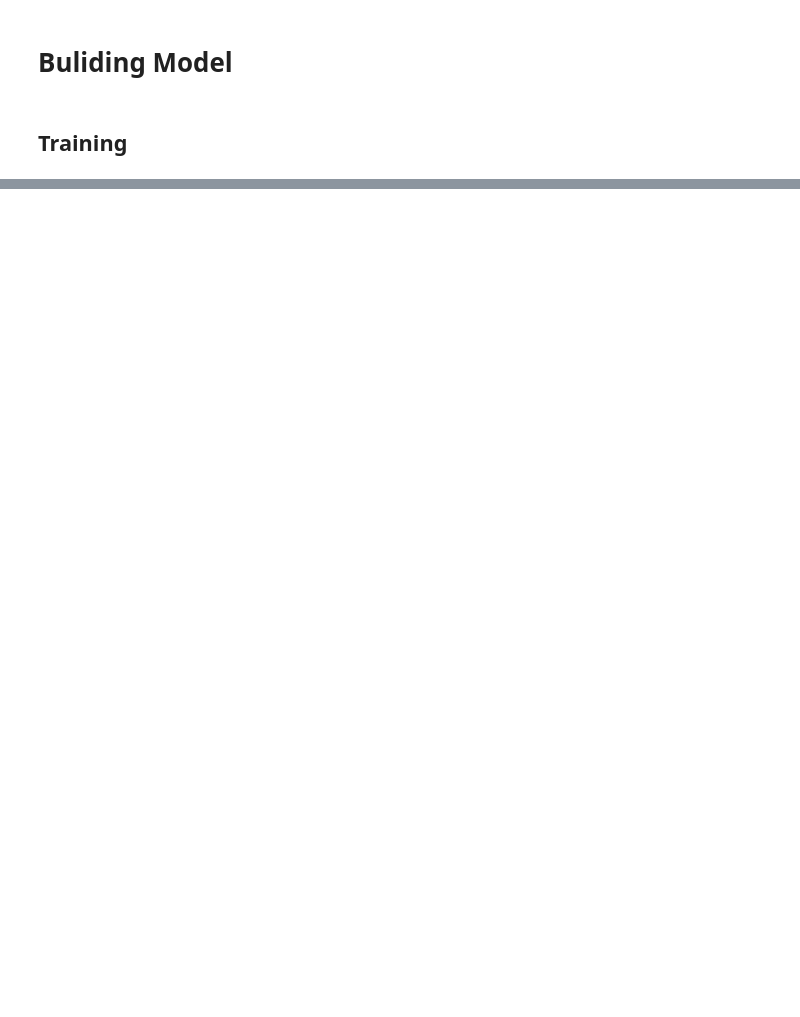
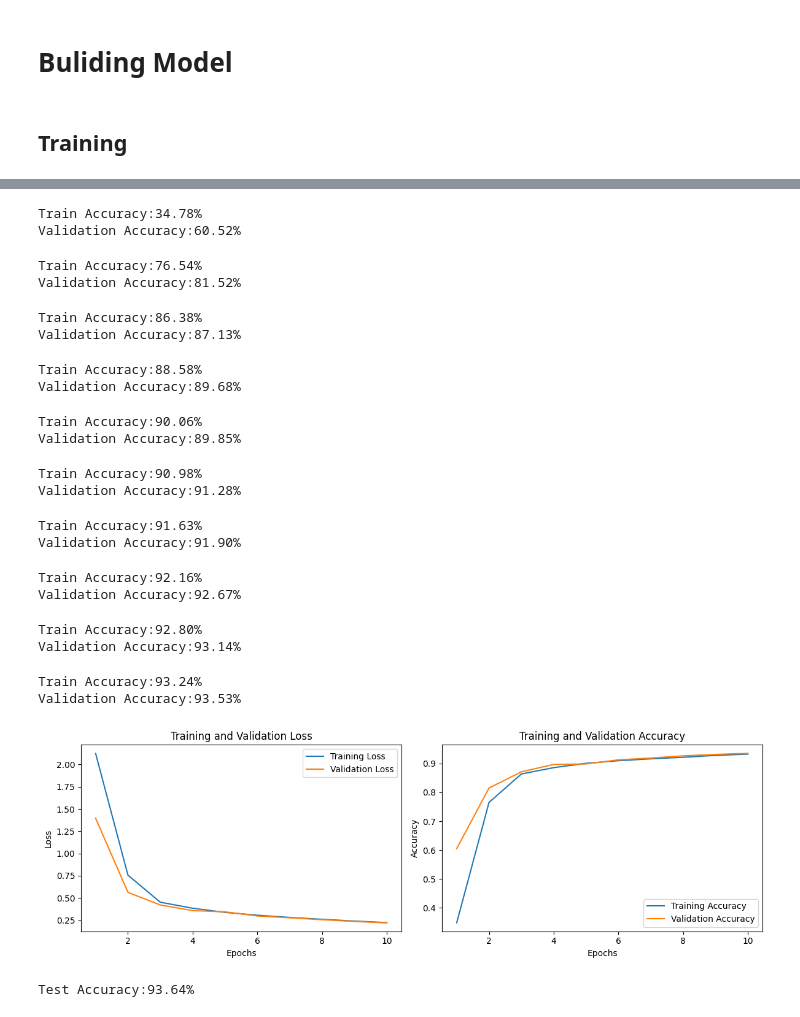
Before and after one commit to Asser146/ML-Assignments, a Jupyter notebook: Assignment2_NeuralNetworks/Assignment_2.ipynb, the cells around one changed output, grey strips where cells are left out. Saved outputs shown, nothing was run; the diff lists cells and outputs as text; code cells hidden in the pictures; blank space fills up the shorter version.

Commit message:
added plot,validation set,controlled hidden layer sizes

```diff
--- a/Assignment2_NeuralNetworks/Assignment_2.ipynb
+++ b/Assignment2_NeuralNetworks/Assignment_2.ipynb
@@ -55,2 +134,27 @@ class Model(nn.Module):
+# %%
+# Plotting Function
+def plot(train_losses, val_losses, train_accuracies, val_accuracies,epochs):
+  epochs_range = range(1, epochs + 1)
+  # Plotting Loss
+  plt.figure(figsize=(12, 4))
+  plt.subplot(1, 2, 1)
+  plt.plot(epochs_range, train_losses, label='Training Loss')
+  plt.plot(epochs_range, val_losses, label='Validation Loss')
+  plt.xlabel('Epochs')
+  plt.ylabel('Loss')
+  plt.legend()
+  plt.title('Training and Validation Loss')
+
+  # Plotting Accuracy
+  plt.subplot(1, 2, 2)
+  plt.plot(epochs_range, train_accuracies, label='Training Accuracy')
+  plt.plot(epochs_range, val_accuracies, label='Validation Accuracy')
+  plt.xlabel('Epochs')
+  plt.ylabel('Accuracy')
+  plt.legend()
+  plt.title('Training and Validation Accuracy')
+
+  plt.tight_layout()
+  plt.show()
 # %% [markdown]
 ## Training
@@ -107,0 +161,40 @@ Epoch 10/10, Loss: 0.18080969984486286, Accuracy: 94.74%
+# %%
+input_size = 28 * 28
+hidden_size = [128,128,128,64]
+output_size = 10
+learning_rate = 0.01
+epochs=10
+# Instantiate the model, loss function, and optimizer
+model = Model(input_size, hidden_size, output_size)
+criterion = nn.CrossEntropyLoss()
+optimizer = optim.SGD(model.parameters(), lr=learning_rate)
+
+train_losses, val_losses, train_accuracies, val_accuracies = train(model, criterion, optimizer,epochs)
+plot(train_losses, val_losses, train_accuracies, val_accuracies,epochs)
+# %% [output]
+Train Accuracy:34.78%
+Validation Accuracy:60.52%
+Train Accuracy:76.54%
+Validation Accuracy:81.52%
+Train Accuracy:86.38%
+Validation Accuracy:87.13%
+Train Accuracy:88.58%
+Validation Accuracy:89.68%
+Train Accuracy:90.06%
+Validation Accuracy:89.85%
+Train Accuracy:90.98%
+Validation Accuracy:91.28%
+Train Accuracy:91.63%
+Validation Accuracy:91.90%
+Train Accuracy:92.16%
+Validation Accuracy:92.67%
+Train Accuracy:92.80%
+Validation Accuracy:93.14%
+Train Accuracy:93.24%
+Validation Accuracy:93.53%
+[figure, added]
+# %%
+# Test the model
+test(model, criterion)
+# %% [output]
+Test Accuracy:93.64%
```
Also changed, not shown: parts of 6 cells of this notebook.
